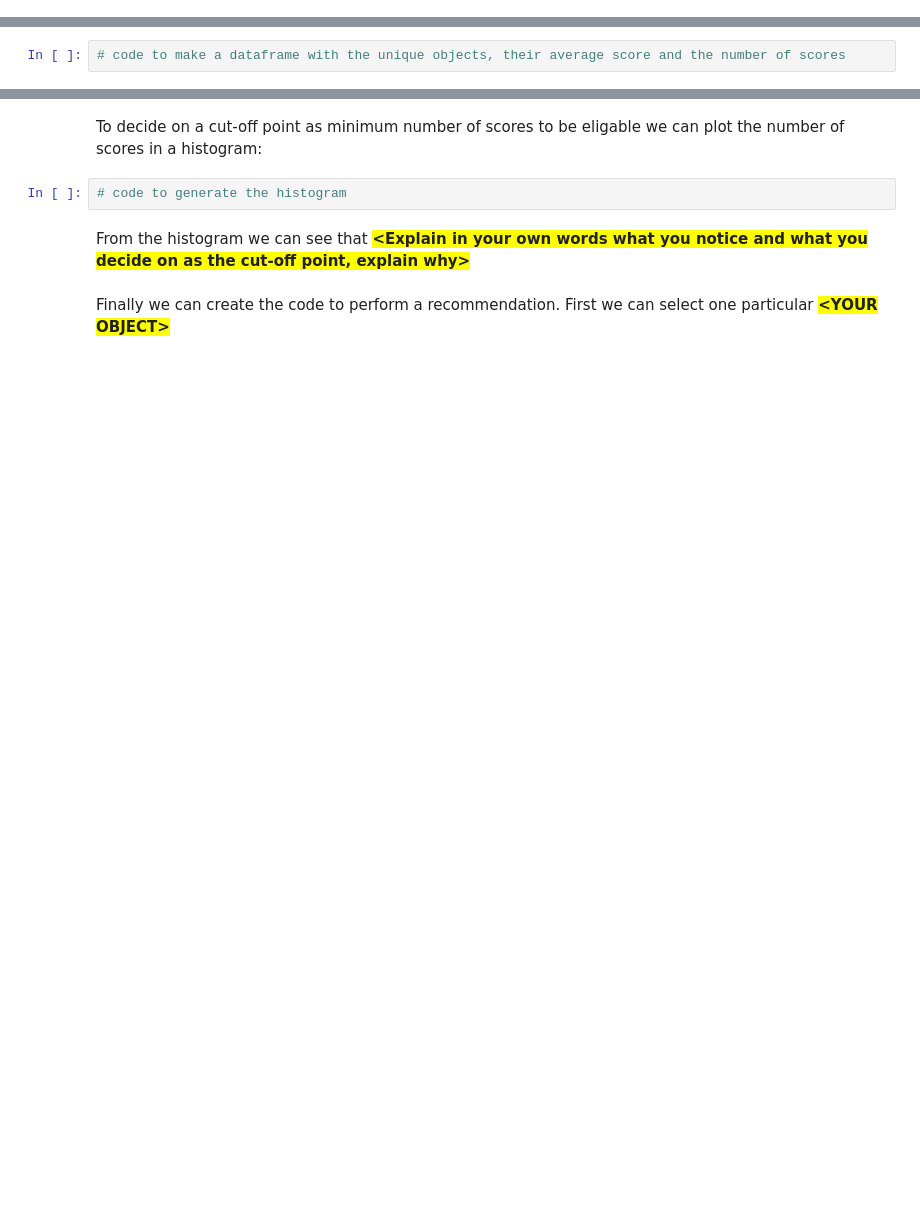
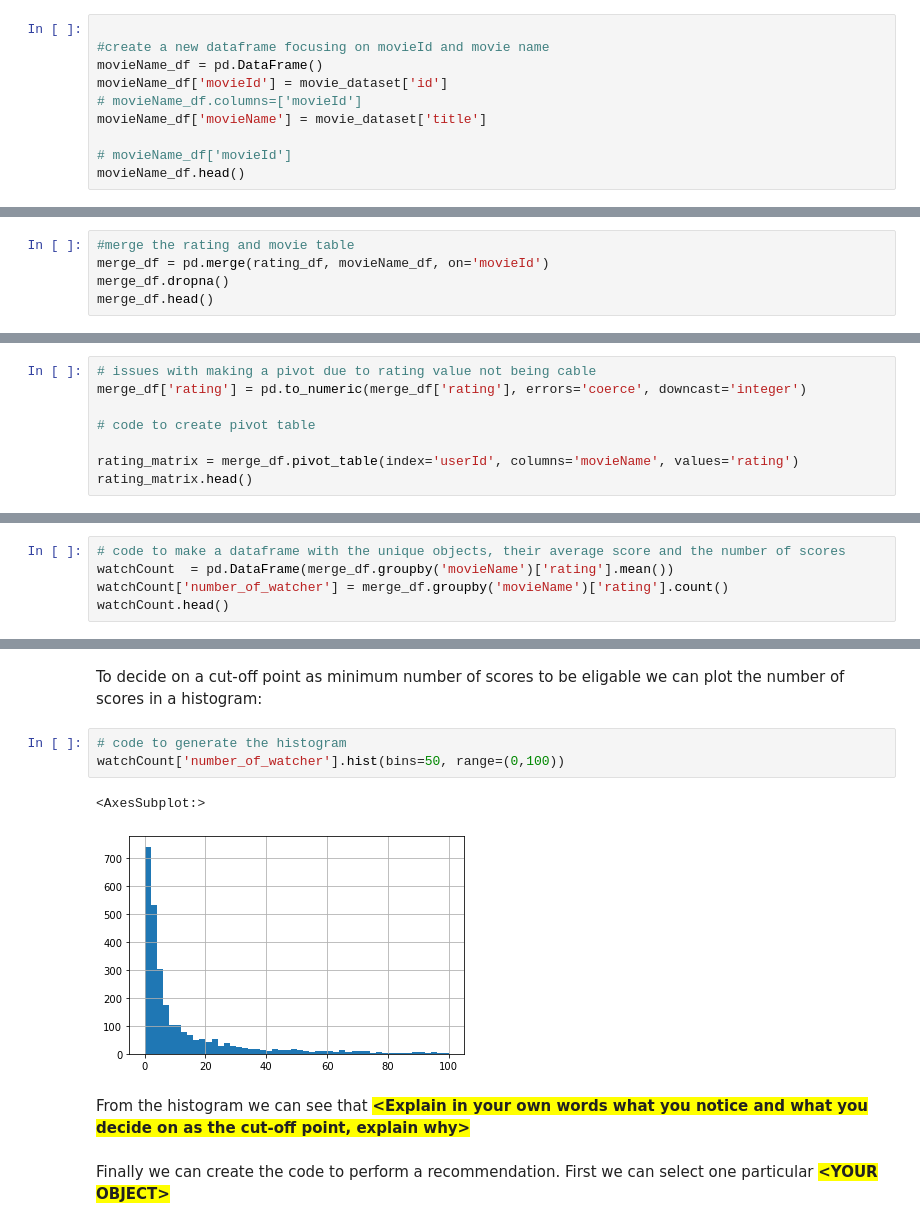
Before and after one commit to stephenpangga/Data-mining-and-statistics, a Jupyter notebook: Week 7/Assignment/DMS - S7 - Assignment 4 - Template (1).ipynb, the cells around one changed output, grey strips where cells are left out. Saved outputs shown, nothing was run; the diff lists cells and outputs as text; blank space fills up the shorter version.

```diff
--- a/Week 7/Assignment/DMS - S7 - Assignment 4 - Template (1).ipynb
+++ b/Week 7/Assignment/DMS - S7 - Assignment 4 - Template (1).ipynb
@@ -54,3 +53,13 @@ movie_dataset.head()
 | 3 | False | NaN | 16000000 | [{'id': 35, 'name': 'Comedy'}, {'... | NaN | 31357 | tt0114885 | en | ... |
 | 4 | False | {'id': 96871, 'name': 'Father of ... | 0 | [{'id': 35, 'name': 'Comedy'}] | NaN | 11862 | tt0113041 | en | ... |
 5 rows × 24 columns
+# %%
+
+#create a new dataframe focusing on movieId and movie name
+movieName_df = pd.DataFrame()
+movieName_df['movieId'] = movie_dataset['id']
+# movieName_df.columns=['movieId']
+movieName_df['movieName'] = movie_dataset['title']
+
+# movieName_df['movieId']
+movieName_df.head()
@@ -56,0 +73,5 @@ movie_dataset.head()
+# %%
+#merge the rating and movie table
+merge_df = pd.merge(rating_df, movieName_df, on='movieId')
+merge_df.dropna()
+merge_df.head()
@@ -60,0 +87,8 @@ We need one row per user, and his/her scores for each **<span style='background:
+# %%
+# issues with making a pivot due to rating value not being cable
+merge_df['rating'] = pd.to_numeric(merge_df['rating'], errors='coerce', downcast='integer')
+
+# code to create pivot table
+
+rating_matrix = merge_df.pivot_table(index='userId', columns='movieName', values='rating')
+rating_matrix.head()
@@ -62,3 +105,6 @@ We need one row per user, and his/her scores for each **<span style='background:
 We also need to take the counts into consideration so lets keep those into their own dataframe, together with the average score:
 # %%
 # code to make a dataframe with the unique objects, their average score and the number of scores
+watchCount  = pd.DataFrame(merge_df.groupby('movieName')['rating'].mean())
+watchCount['number_of_watcher'] = merge_df.groupby('movieName')['rating'].count()
+watchCount.head()
@@ -66,6 +120,10 @@ We also need to take the counts into consideration so lets keep those into their
 To decide on a cut-off point as minimum number of scores to be eligable we can plot the number of scores in a histogram:
 # %%
 # code to generate the histogram
+watchCount['number_of_watcher'].hist(bins=50, range=(0,100))
+# %% [output]
+<AxesSubplot:>
+[figure, added]
 # %% [markdown]
 From the histogram we can see that **<span style='background:yellow'>\<Explain in your own words what you notice and what you decide on as the cut-off point, explain why></span>**
 # %% [markdown]
```
Also changed, not shown: parts of 14 cells of this notebook.
